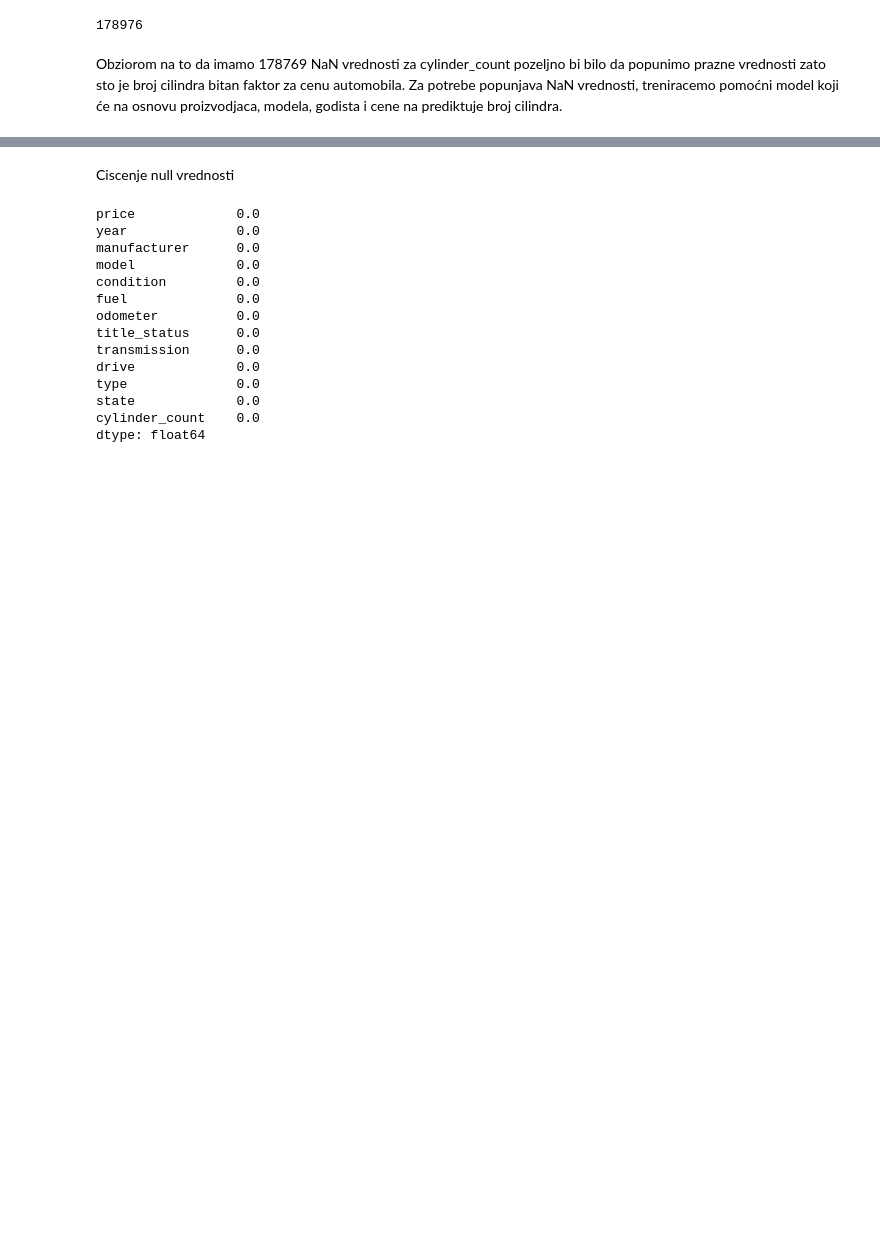
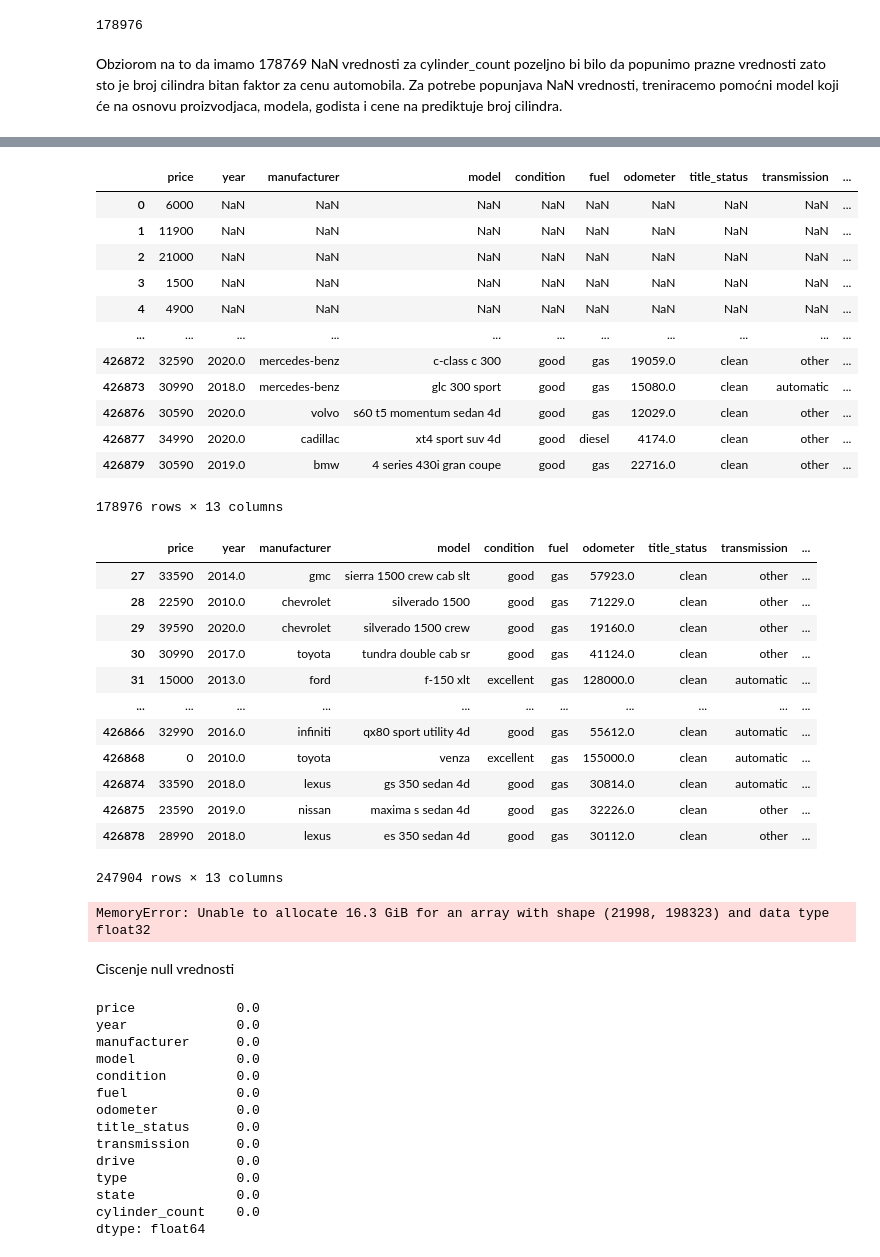
Before and after one commit to chevisha/used_cars_price_prediction, a Jupyter notebook: study.ipynb, the cells around one changed output, grey strips where cells are left out. Cells and saved outputs as stored; diff of their text form; code cells hidden in the pictures; blank space fills up the shorter version.

Commit message:
sklearn

```diff
--- a/study.ipynb
+++ b/study.ipynb
@@ -340,0 +333,35 @@ NameError: name 'condition_mapping' is not defined
+# %%
+df_cylinder_unknown = df_relevant_columns[df_relevant_columns['cylinder_count'].isna()]
+
+df_cylinder_known = df_relevant_columns[df_relevant_columns['cylinder_count'].notna()]
+
+
+display(df_cylinder_unknown)
+display(df_cylinder_known)
+# %% [output]
+|  | price | year | manufacturer | model | condition | fuel | odometer | title_status | transmission | ... |
+| 0 | 6000 | NaN | NaN | NaN | NaN | NaN | NaN | NaN | NaN | ... |
+| 1 | 11900 | NaN | NaN | NaN | NaN | NaN | NaN | NaN | NaN | ... |
+| 2 | 21000 | NaN | NaN | NaN | NaN | NaN | NaN | NaN | NaN | ... |
+| 3 | 1500 | NaN | NaN | NaN | NaN | NaN | NaN | NaN | NaN | ... |
+| 4 | 4900 | NaN | NaN | NaN | NaN | NaN | NaN | NaN | NaN | ... |
+| ... | ... | ... | ... | ... | ... | ... | ... | ... | ... | ... |
+| 426872 | 32590 | 2020.0 | mercedes-benz | c-class c 300 | good | gas | 19059.0 | clean | other | ... |
+| 426873 | 30990 | 2018.0 | mercedes-benz | glc 300 sport | good | gas | 15080.0 | clean | automatic | ... |
+| 426876 | 30590 | 2020.0 | volvo | s60 t5 momentum sedan 4d | good | gas | 12029.0 | clean | other | ... |
+| 426877 | 34990 | 2020.0 | cadillac | xt4 sport suv 4d | good | diesel | 4174.0 | clean | other | ... |
+| 426879 | 30590 | 2019.0 | bmw | 4 series 430i gran coupe | good | gas | 22716.0 | clean | other | ... |
+178976 rows × 13 columns
+|  | price | year | manufacturer | model | condition | fuel | odometer | title_status | transmission | ... |
+| 27 | 33590 | 2014.0 | gmc | sierra 1500 crew cab slt | good | gas | 57923.0 | clean | other | ... |
+| 28 | 22590 | 2010.0 | chevrolet | silverado 1500 | good | gas | 71229.0 | clean | other | ... |
+| 29 | 39590 | 2020.0 | chevrolet | silverado 1500 crew | good | gas | 19160.0 | clean | other | ... |
+| 30 | 30990 | 2017.0 | toyota | tundra double cab sr | good | gas | 41124.0 | clean | other | ... |
+| 31 | 15000 | 2013.0 | ford | f-150 xlt | excellent | gas | 128000.0 | clean | automatic | ... |
+| ... | ... | ... | ... | ... | ... | ... | ... | ... | ... | ... |
+| 426866 | 32990 | 2016.0 | infiniti | qx80 sport utility 4d | good | gas | 55612.0 | clean | automatic | ... |
+| 426868 | 0 | 2010.0 | toyota | venza | excellent | gas | 155000.0 | clean | automatic | ... |
+| 426874 | 33590 | 2018.0 | lexus | gs 350 sedan 4d | good | gas | 30814.0 | clean | automatic | ... |
+| 426875 | 23590 | 2019.0 | nissan | maxima s sedan 4d | good | gas | 32226.0 | clean | other | ... |
+| 426878 | 28990 | 2018.0 | lexus | es 350 sedan 4d | good | gas | 30112.0 | clean | other | ... |
+247904 rows × 13 columns
@@ -341,3 +374,35 @@ NameError: name 'condition_mapping' is not defined
+# %%
+import pandas as pd
+from sklearn.model_selection import train_test_split
+from sklearn.ensemble import RandomForestClassifier
+from sklearn.metrics import accuracy_score, classification_report
+
+# Assuming df_prepared is the DataFrame prepared in the previous step
+
+# Define features (X) and target (y)
+X = df_prepared.drop('cylinder_count', axis=1)
+y = df_prepared['cylinder_count']
+
+# Split the data into training (80%) and testing (20%) sets
+X_train, X_test, y_train, y_test = train_test_split(X, y, test_size=0.2, random_state=42)
+
+# Initialize the Random Forest classifier
+rf_model = RandomForestClassifier(random_state=42)
+
+# Train the model
+rf_model.fit(X_train, y_train)
+
+# Make predictions on the test set
+y_pred = rf_model.predict(X_test)
+
+# Evaluate the model
+accuracy = accuracy_score(y_test, y_pred)
+report = classification_report(y_test, y_pred)
+
+print(f"Accuracy: {accuracy * 100:.2f}%")
+print("Classification Report:\n", report)
+# %% [output]
+MemoryError: Unable to allocate 16.3 GiB for an array with shape (21998, 198323) and data type float32
 # %% [markdown]
 Ciscenje null vrednosti
 # %%
```
Also changed, not shown: parts of 5 cells of this notebook.
